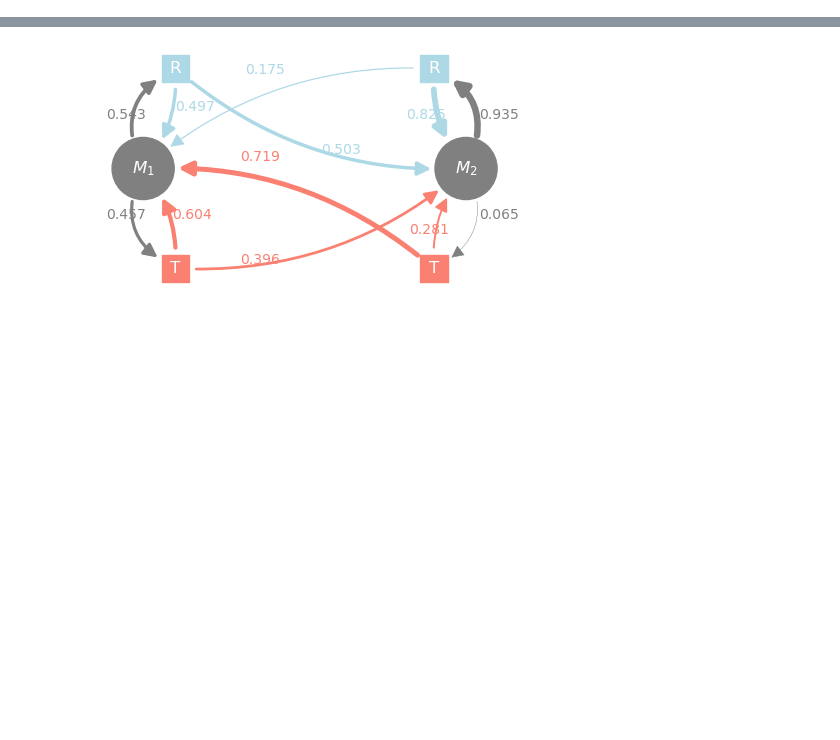
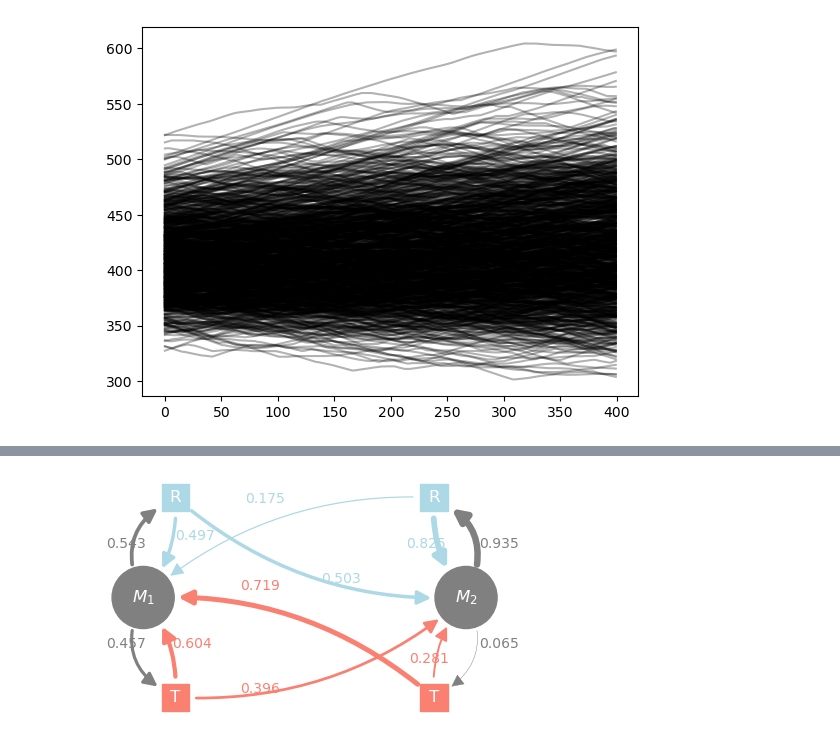
Before and after one commit to giorgionicoletti/InferenceFSCs, a Jupyter notebook: notebooks/model_trajectories_FSC.ipynb, the cells around one changed output, grey strips where cells are left out. Saved outputs shown, nothing was run; the diff lists cells and outputs as text; code cells hidden in the pictures; blank space fills up the shorter version.

```diff
--- a/notebooks/model_trajectories_FSC.ipynb
+++ b/notebooks/model_trajectories_FSC.ipynb
@@ -37,3 +65,8 @@ trajectories[0]["actions"].size
+# %%
+for tr in trajectories:
+    plt.plot(tr["features"][1], c = 'k', alpha = 0.3)
+# %% [output]
+[figure, added]
 # %%
 F = 2
 M = 2
```
Also changed, not shown: parts of 18 cells of this notebook, 1 other file.
